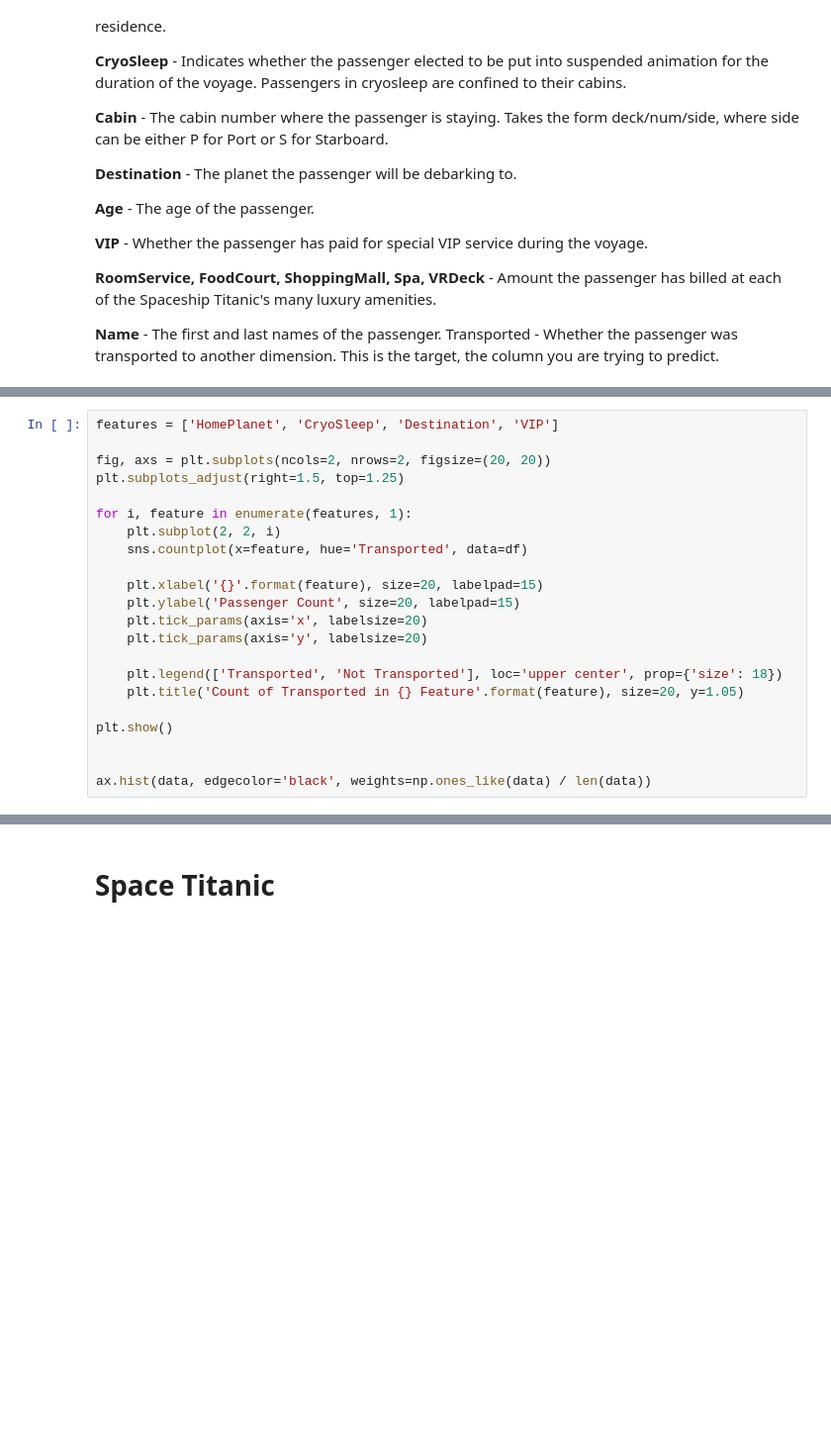
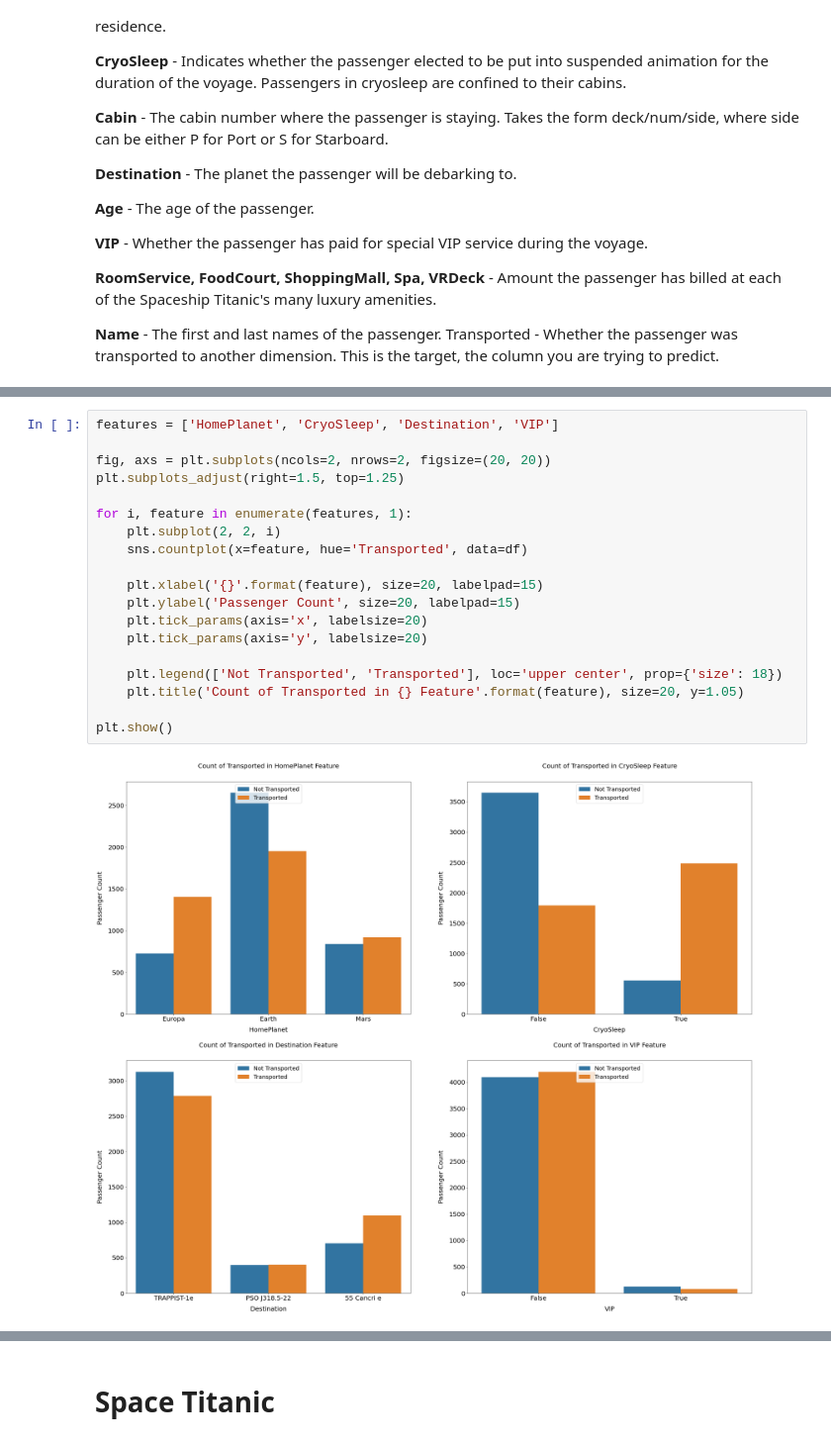
Before and after one commit to JesseWiers/SpaceTitanic, a Jupyter notebook: spacetitanic.ipynb, the cells around one changed output, grey strips where cells are left out. Shown at 99% size. Saved outputs shown, nothing was run; the diff lists cells and outputs as text; blank space fills up the shorter version.

```diff
--- a/spacetitanic.ipynb
+++ b/spacetitanic.ipynb
@@ -142,25 +151,24 @@ plt.show()
 # %%
 features = ['HomePlanet', 'CryoSleep', 'Destination', 'VIP']
 
 fig, axs = plt.subplots(ncols=2, nrows=2, figsize=(20, 20))
 plt.subplots_adjust(right=1.5, top=1.25)
 
 for i, feature in enumerate(features, 1):
     plt.subplot(2, 2, i)
     sns.countplot(x=feature, hue='Transported', data=df)
 
     plt.xlabel('{}'.format(feature), size=20, labelpad=15)
     plt.ylabel('Passenger Count', size=20, labelpad=15)
     plt.tick_params(axis='x', labelsize=20)
     plt.tick_params(axis='y', labelsize=20)
 
-    plt.legend(['Transported', 'Not Transported'], loc='upper center', prop={'size': 18})
+    plt.legend(['Not Transported', 'Transported'], loc='upper center', prop={'size': 18})
     plt.title('Count of Transported in {} Feature'.format(feature), size=20, y=1.05)
 
 plt.show()
-
-
-ax.hist(data, edgecolor='black', weights=np.ones_like(data) / len(data))
+# %% [output]
+[figure, added]
 # %%
 features = ['HomePlanet', 'CryoSleep', 'Destination', 'VIP']
 
```
Also changed, not shown: parts of 35 cells of this notebook.
